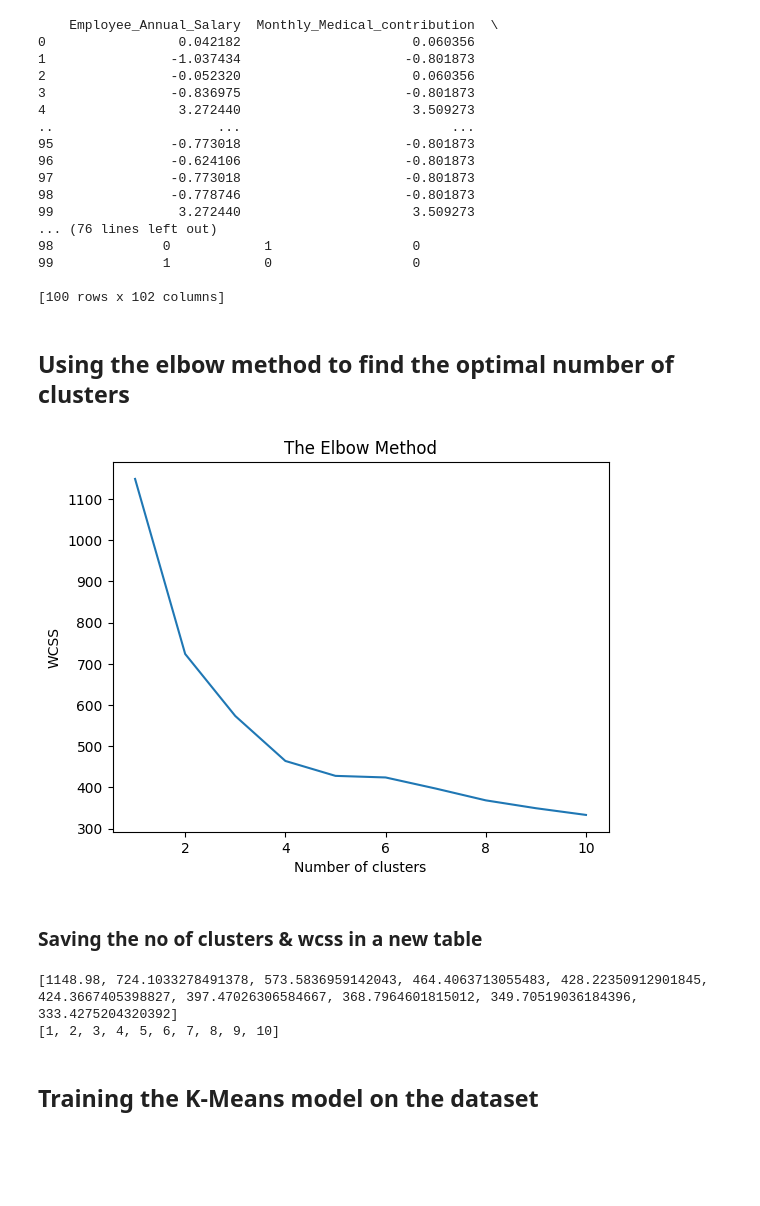
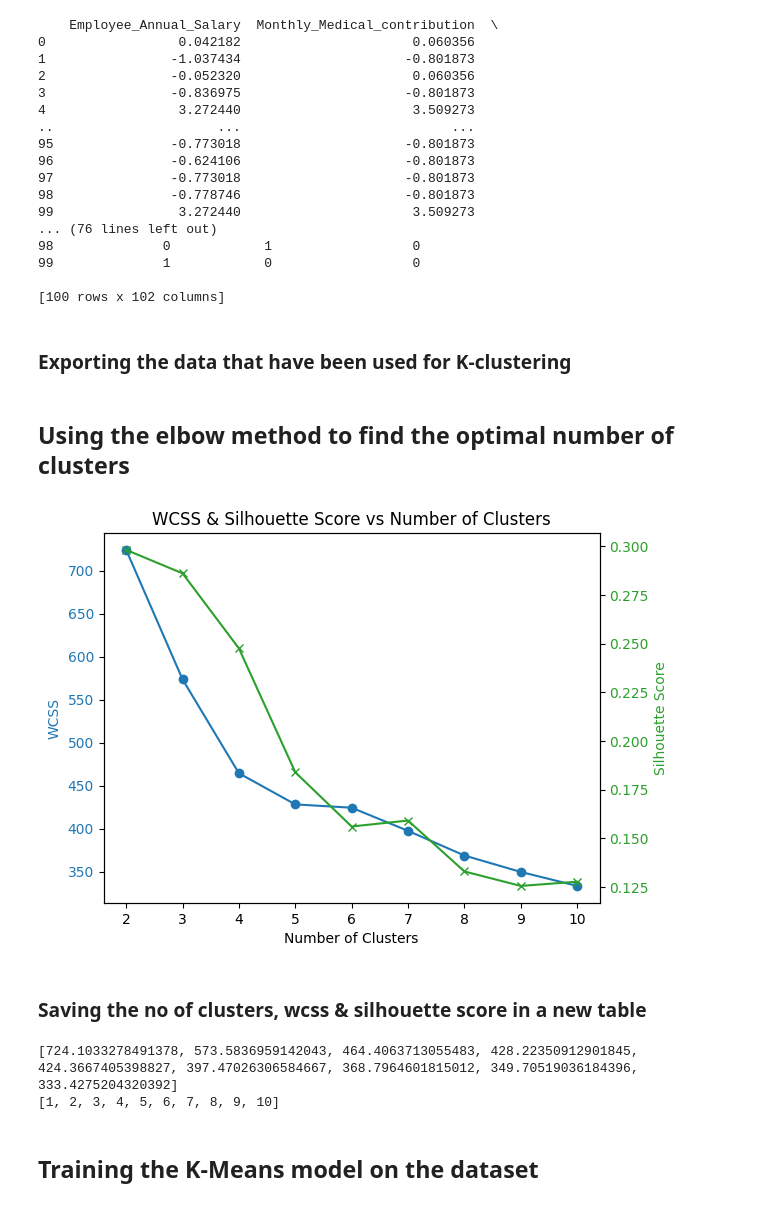
Before and after one commit to lakshmansierra/poc_logistic_regression, a Jupyter notebook: 01-Resignation-Predictor/02-k_clustering.ipynb, the cells around one changed output. Drawn from its saved outputs; the diff is of its cells as text; code cells hidden in the pictures; blank space fills up the shorter version.

```diff
--- a/01-Resignation-Predictor/02-k_clustering.ipynb
+++ b/01-Resignation-Predictor/02-k_clustering.ipynb
@@ -174,3 +174,5 @@ print(X_scaled_new)
 99              1            0                  0
 
 [100 rows x 102 columns]
+# %% [markdown]
+### Exporting the data that have been used for K-clustering
@@ -178,34 +188,53 @@ print(X_scaled_new)
 ## Using the elbow method to find the optimal number of clusters
 # %%
 from sklearn.cluster import KMeans
+from sklearn.metrics import silhouette_score
+
+cluster_range = range(2,11)
 wcss = []
-for i in range(1, 11):
+silhouette_scores = []
+for i in cluster_range:
     kmeans = KMeans(n_clusters = i, init = 'k-means++', random_state = 42)
     kmeans.fit(X_scaled_new)
+    labels = kmeans.labels_
     wcss.append(kmeans.inertia_)
-plt.plot(range(1, 11), wcss)
-plt.title('The Elbow Method')
-plt.xlabel('Number of clusters')
-plt.ylabel('WCSS')
-plt.show()
+    silhouette_scores.append(silhouette_score(X_scaled_new, labels))
-# %% [output]
-[figure, removed]
+# %%
+fig, ax1 = plt.subplots()
+
+color = 'tab:blue'
+ax1.set_xlabel('Number of Clusters')
+ax1.set_ylabel('WCSS', color=color)
+ax1.plot(cluster_range, wcss, color=color, marker='o')
+ax1.tick_params(axis='y', labelcolor=color)
+
+ax2 = ax1.twinx()
+color = 'tab:green'
+ax2.set_ylabel('Silhouette Score', color=color)
+ax2.plot(cluster_range, silhouette_scores, color=color, marker='x')
+ax2.tick_params(axis='y', labelcolor=color)
+
+plt.title('WCSS & Silhouette Score vs Number of Clusters')
+plt.show()
+# %% [output]
+[figure, added]
 # %% [markdown]
-### Saving the no of clusters & wcss in a new table
+### Saving the no of clusters, wcss & silhouette score in a new table
 # %%
 print(wcss)
 print(list(range(1,11)))
-cluster_count_wcss_df = pd.DataFrame(
-    {"Number_of_Clusters" : list(range(1,11)),
-     "wcss" : wcss}
-)
+cluster_eval_df = pd.DataFrame({
+    'Number_of_Clusters': list(cluster_range),
+    'WCSS': wcss,
+    'Silhouette_Score': silhouette_scores
+})
 # Create the folder if it doesn't exist
-os.makedirs("cluster_count_vs_wcss", exist_ok=True)
+os.makedirs("cluster_count_vs_wcss_vs_silhouette_score", exist_ok=True)
 
 # Save the Excel file inside the folder
-cluster_count_wcss_df.to_excel("cluster_count_vs_wcss/cluster_count_vs_wcss.xlsx", index=False)
+cluster_eval_df.to_excel("cluster_count_vs_wcss_vs_silhouette_score/cluster_count_vs_wcss_vs_silhouette_score.xlsx", index=False)
 # %% [output]
-[1148.98, 724.1033278491378, 573.5836959142043, 464.4063713055483, 428.22350912901845, 424.3667405398827, 397.47026306584667, 368.7964601815012, 349.70519036184396, 333.4275204320392]
+[724.1033278491378, 573.5836959142043, 464.4063713055483, 428.22350912901845, 424.3667405398827, 397.47026306584667, 368.7964601815012, 349.70519036184396, 333.4275204320392]
 [1, 2, 3, 4, 5, 6, 7, 8, 9, 10]
 # %% [markdown]
 ## Training the K-Means model on the dataset
```
Also changed, not shown: parts of 1 cell of this notebook, 4 other files.
